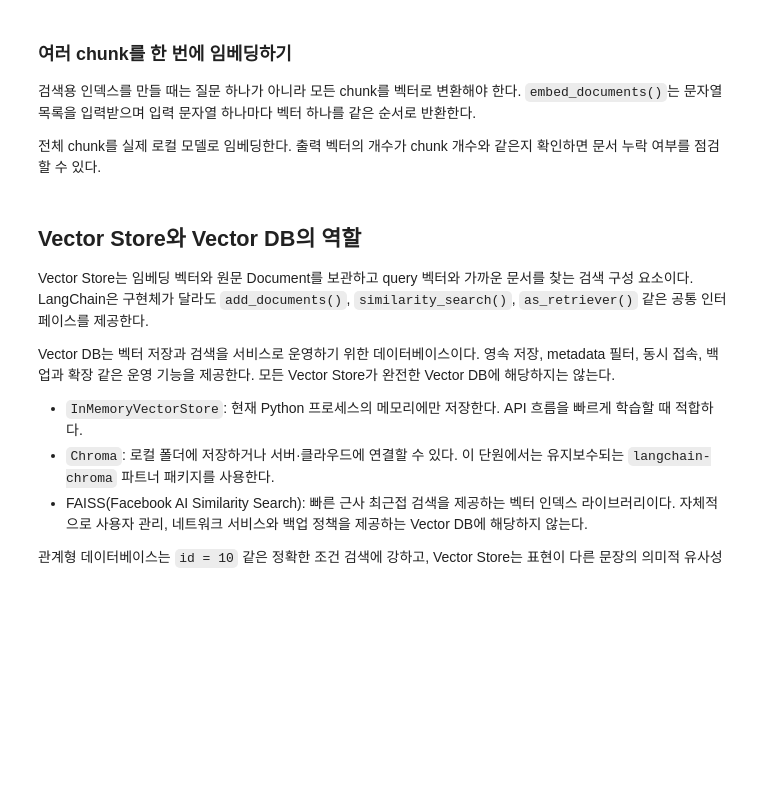
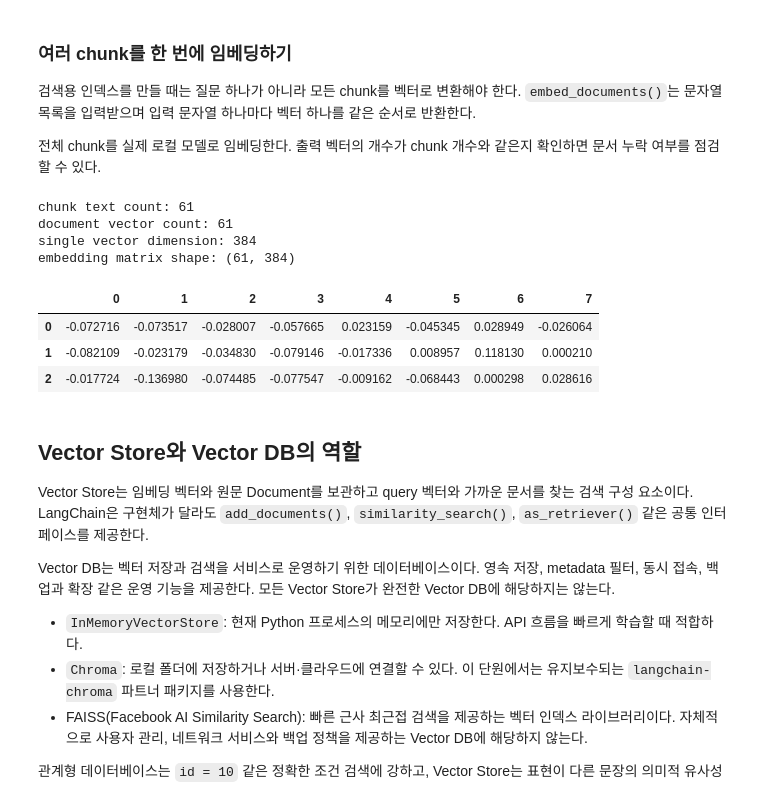
Before and after one commit to skn-family-ai-studybank/09_llm, a Jupyter notebook: 05_langchain/02_langchain_component/02_retrieval.ipynb, the cells around one changed output. Cells and saved outputs as stored; diff of their text form; code cells hidden in the pictures; blank space fills up the shorter version.

```diff
--- a/05_langchain/02_langchain_component/02_retrieval.ipynb
+++ b/05_langchain/02_langchain_component/02_retrieval.ipynb
@@ -382,6 +411,34 @@ local_embeddings = HuggingFaceEmbeddings(
 검색용 인덱스를 만들 때는 질문 하나가 아니라 모든 chunk를 벡터로 변환해야 한다. `embed_documents()`는 문자열 목록을 입력받으며 입력 문자열 하나마다 벡터 하나를 같은 순서로 반환한다.
 
 전체 chunk를 실제 로컬 모델로 임베딩한다. 출력 벡터의 개수가 chunk 개수와 같은지 확인하면 문서 누락 여부를 점검할 수 있다.
+# %%
+import pandas as pd
+
+# Document 61개에서 page_content만 추출
+chunk_texts: list[str] = [chunk.page_content for chunk in chunks]
+
+# 로컬 임베딩 모델을 이용해서 chunk_texts의 데이터를 벡터화
+local_document_vectors: list[list[float]] =(
+    local_embeddings.embed_documents(chunk_texts)
+)
+
+print('chunk text count:', len(chunk_texts))
+print('document vector count:', len(local_document_vectors))
+print('single vector dimension:', len(local_document_vectors[0]))
+
+# 행은 chunk 순서, 열은 embedding 차원을 나타내는 표로 바꿔 앞부분만 확인한다.
+embedding_table = pd.DataFrame(local_document_vectors)
+print('embedding matrix shape:', embedding_table.shape)
+display(embedding_table.iloc[:3, :8])
+# %% [output]
+chunk text count: 61
+document vector count: 61
+single vector dimension: 384
+embedding matrix shape: (61, 384)
+|  | 0 | 1 | 2 | 3 | 4 | 5 | 6 | 7 |
+| 0 | -0.072716 | -0.073517 | -0.028007 | -0.057665 | 0.023159 | -0.045345 | 0.028949 | -0.026064 |
+| 1 | -0.082109 | -0.023179 | -0.034830 | -0.079146 | -0.017336 | 0.008957 | 0.118130 | 0.000210 |
+| 2 | -0.017724 | -0.136980 | -0.074485 | -0.077547 | -0.009162 | -0.068443 | 0.000298 | 0.028616 |
 # %% [markdown]
 ## Vector Store와 Vector DB의 역할
 
```
Also changed, not shown: parts of 5 cells of this notebook.
